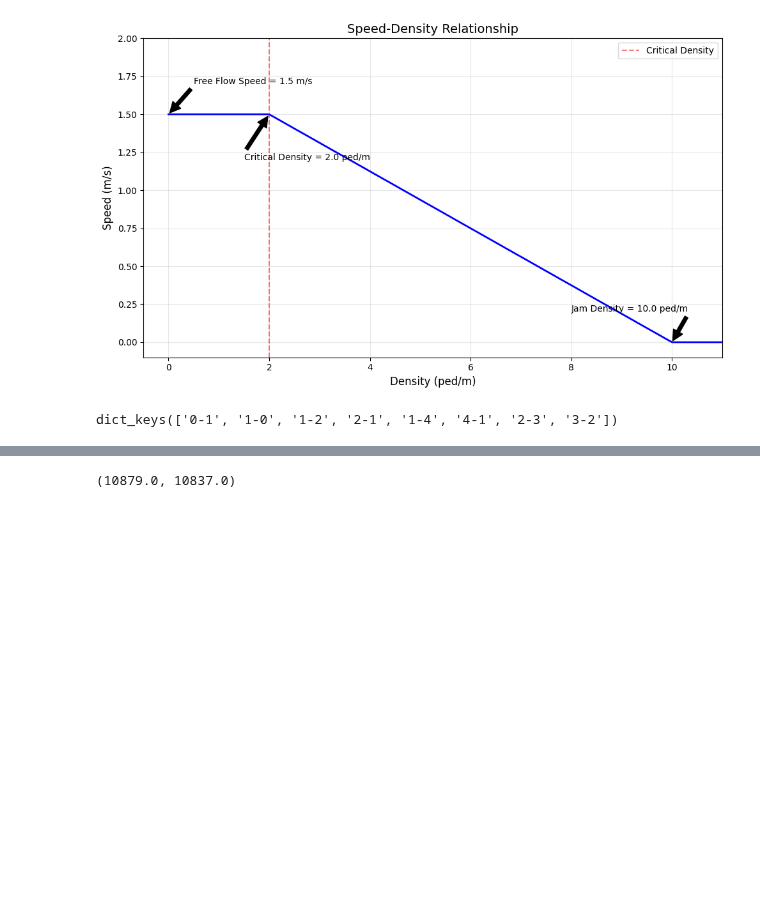
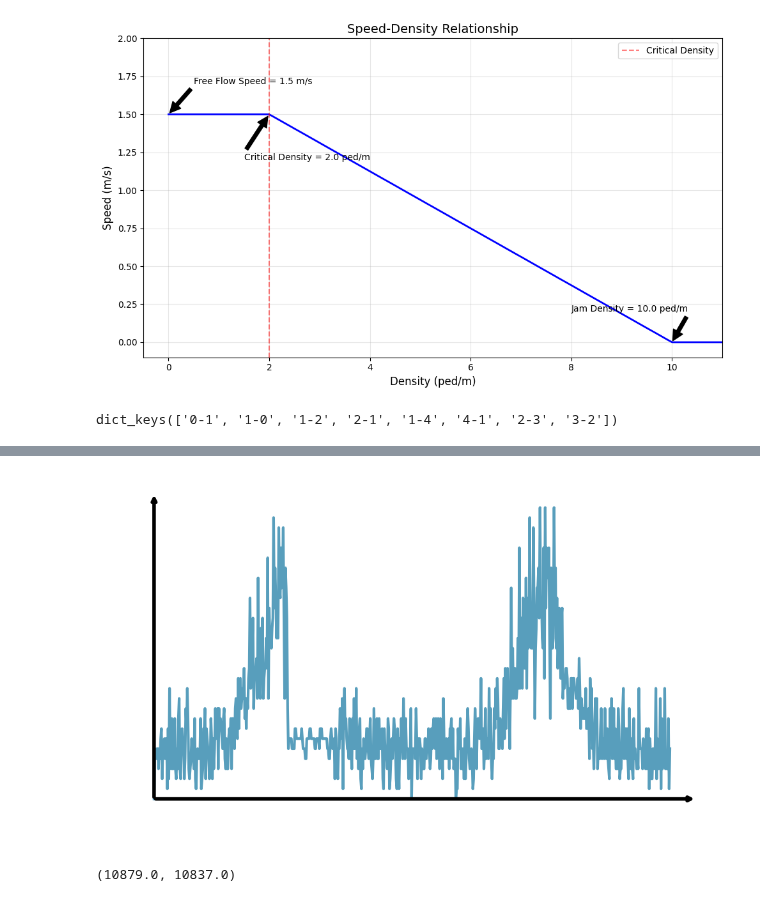
Before and after one commit to WaimenMak/PedNStream, a Jupyter notebook: draft.ipynb, the cells around one changed output, grey strips where cells are left out. Saved outputs shown, nothing was run; the diff lists cells and outputs as text; code cells hidden in the pictures; blank space fills up the shorter version.

```diff
--- a/draft.ipynb
+++ b/draft.ipynb
@@ -462,3 +462,54 @@ plt.show()
+# %%
+import matplotlib.pyplot as plt
+import numpy as np
+
+# Extract your data
+inflow_data = np.array(link_data["4-1"]["inflow"][0:])
+
+# Normalize data to start from origin for better illustration
+inflow_normalized = inflow_data - np.min(inflow_data)
+
+# Create the figure
+fig, ax = plt.subplots(figsize=(10, 6))
+
+# Plot the data
+ax.plot(inflow_normalized, linewidth=3, color='#2E86AB', alpha=0.8)
+
+# Remove all spines
+for spine in ax.spines.values():
+    spine.set_visible(False)
+
+# Remove ticks
+ax.set_xticks([])
+ax.set_yticks([])
+
+# Get data ranges
+x_max = len(inflow_normalized)
+y_max = np.max(inflow_normalized)
+
+# Add axes with arrows starting from origin
+# X-axis
+ax.annotate('', xy=(x_max * 1.05, 0), xytext=(0, 0),
+            arrowprops=dict(arrowstyle='->', lw=4, color='black'))
+
+# Y-axis
+ax.annotate('', xy=(0, y_max * 1.05), xytext=(0, 0),
+            arrowprops=dict(arrowstyle='->', lw=4, color='black'))
+
+# Add axis labels
+# ax.text(x_max * 0.5, -y_max * 0.1, 'Time',
+#         ha='center', va='top', fontsize=20, fontweight='bold')
+# ax.text(-x_max * 0.05, y_max * 0.5, 'Demand',
+#         ha='center', va='center', fontsize=20, fontweight='bold', rotation=90)
+
+# Set limits
+ax.set_xlim(-x_max * 0.1, x_max * 1.1)
+ax.set_ylim(-y_max * 0.15, y_max * 1.1)
+
+plt.tight_layout()
+plt.show()
+# %% [output]
+[figure, added]
 # %%
 np.cumsum(np.array(link_data["2-3"]["inflow"]))[-1],np.cumsum(np.array(link_data["2-3"]["outflow"]))[-1]
 # %% [output]
```
Also changed, not shown: parts of 11 cells of this notebook, 3 other files.
